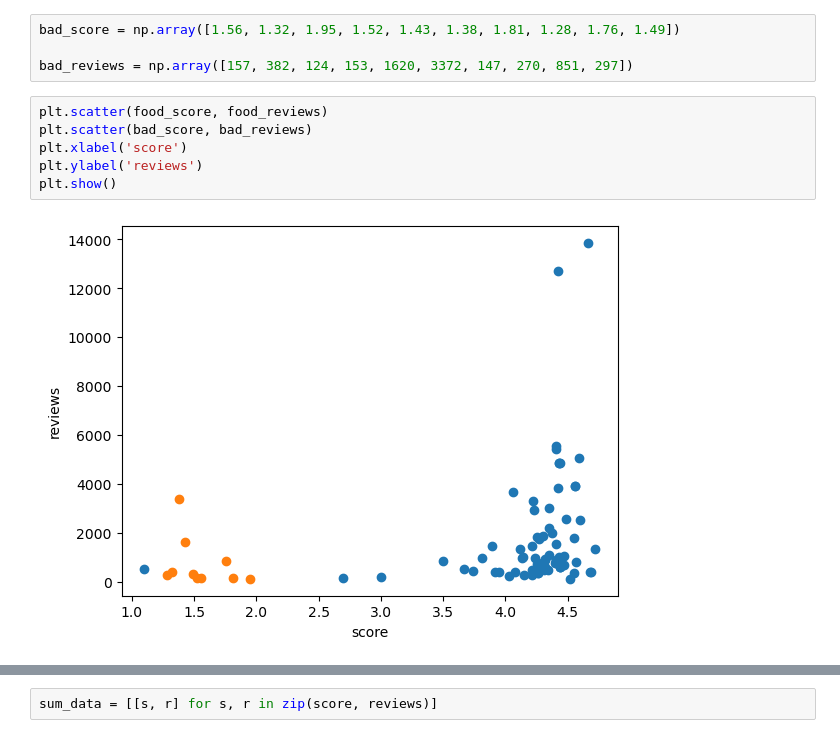
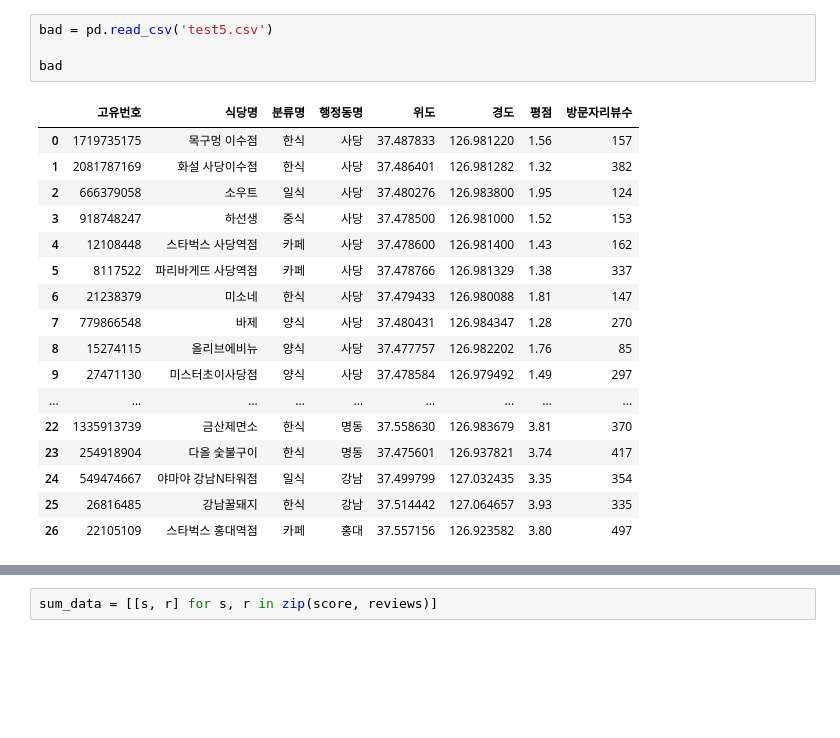
Before and after one commit to DeokYoung980130/FOOD_DATA, a Jupyter notebook: food_list.ipynb, the cells around one changed output, grey strips where cells are left out. Cells and saved outputs as stored; diff of their text form; blank space fills up the shorter version.

```diff
--- a/food_list.ipynb
+++ b/food_list.ipynb
@@ -74,12 +78,22 @@ plt.show()
-# %%
-bad_score = np.array([1.56, 1.32, 1.95, 1.52, 1.43, 1.38, 1.81, 1.28, 1.76, 1.49])
-
-bad_reviews = np.array([157, 382, 124, 153, 1620, 3372, 147, 270, 851, 297])
-# %%
-plt.scatter(food_score, food_reviews)
-plt.scatter(bad_score, bad_reviews)
-plt.xlabel('score')
-plt.ylabel('reviews')
-plt.show()
-# %% [output]
-[figure, removed]
+# %%
+bad = pd.read_csv('test5.csv')
+
+bad
+# %% [output]
+|  | 고유번호 | 식당명 | 분류명 | 행정동명 | 위도 | 경도 | 평점 | 방문자리뷰수 |
+| 0 | 1719735175 | 목구멍 이수점 | 한식 | 사당 | 37.487833 | 126.981220 | 1.56 | 157 |
+| 1 | 2081787169 | 화설 사당이수점 | 한식 | 사당 | 37.486401 | 126.981282 | 1.32 | 382 |
+| 2 | 666379058 | 소우트 | 일식 | 사당 | 37.480276 | 126.983800 | 1.95 | 124 |
+| 3 | 918748247 | 하선생 | 중식 | 사당 | 37.478500 | 126.981000 | 1.52 | 153 |
+| 4 | 12108448 | 스타벅스 사당역점 | 카페 | 사당 | 37.478600 | 126.981400 | 1.43 | 162 |
+| 5 | 8117522 | 파리바게뜨 사당역점 | 카페 | 사당 | 37.478766 | 126.981329 | 1.38 | 337 |
+| 6 | 21238379 | 미소네 | 한식 | 사당 | 37.479433 | 126.980088 | 1.81 | 147 |
+| 7 | 779866548 | 바제 | 양식 | 사당 | 37.480431 | 126.984347 | 1.28 | 270 |
+| 8 | 15274115 | 올리브에비뉴 | 양식 | 사당 | 37.477757 | 126.982202 | 1.76 | 85 |
+| 9 | 27471130 | 미스터초이사당점 | 양식 | 사당 | 37.478584 | 126.979492 | 1.49 | 297 |
+| ... | ... | ... | ... | ... | ... | ... | ... | ... |
+| 22 | 1335913739 | 금산제면소 | 한식 | 명동 | 37.558630 | 126.983679 | 3.81 | 370 |
+| 23 | 254918904 | 다올 숯불구이 | 한식 | 명동 | 37.475601 | 126.937821 | 3.74 | 417 |
+| 24 | 549474667 | 야마야 강남N타워점 | 일식 | 강남 | 37.499799 | 127.032435 | 3.35 | 354 |
+| 25 | 26816485 | 강남꿀돼지 | 한식 | 강남 | 37.514442 | 127.064657 | 3.93 | 335 |
+| 26 | 22105109 | 스타벅스 홍대역점 | 카페 | 홍대 | 37.557156 | 126.923582 | 3.80 | 497 |
```
Also changed, not shown: parts of 15 cells of this notebook, 2 other files.
